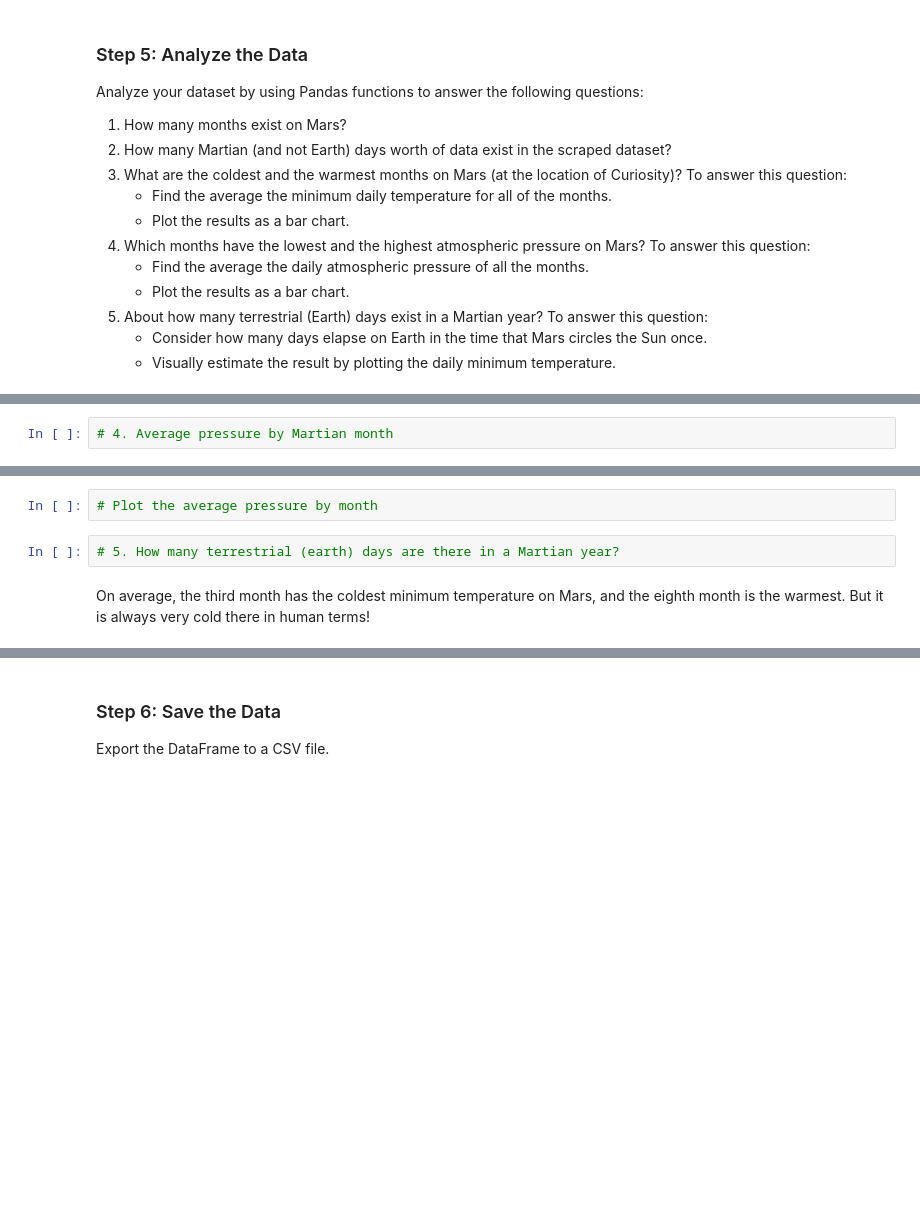
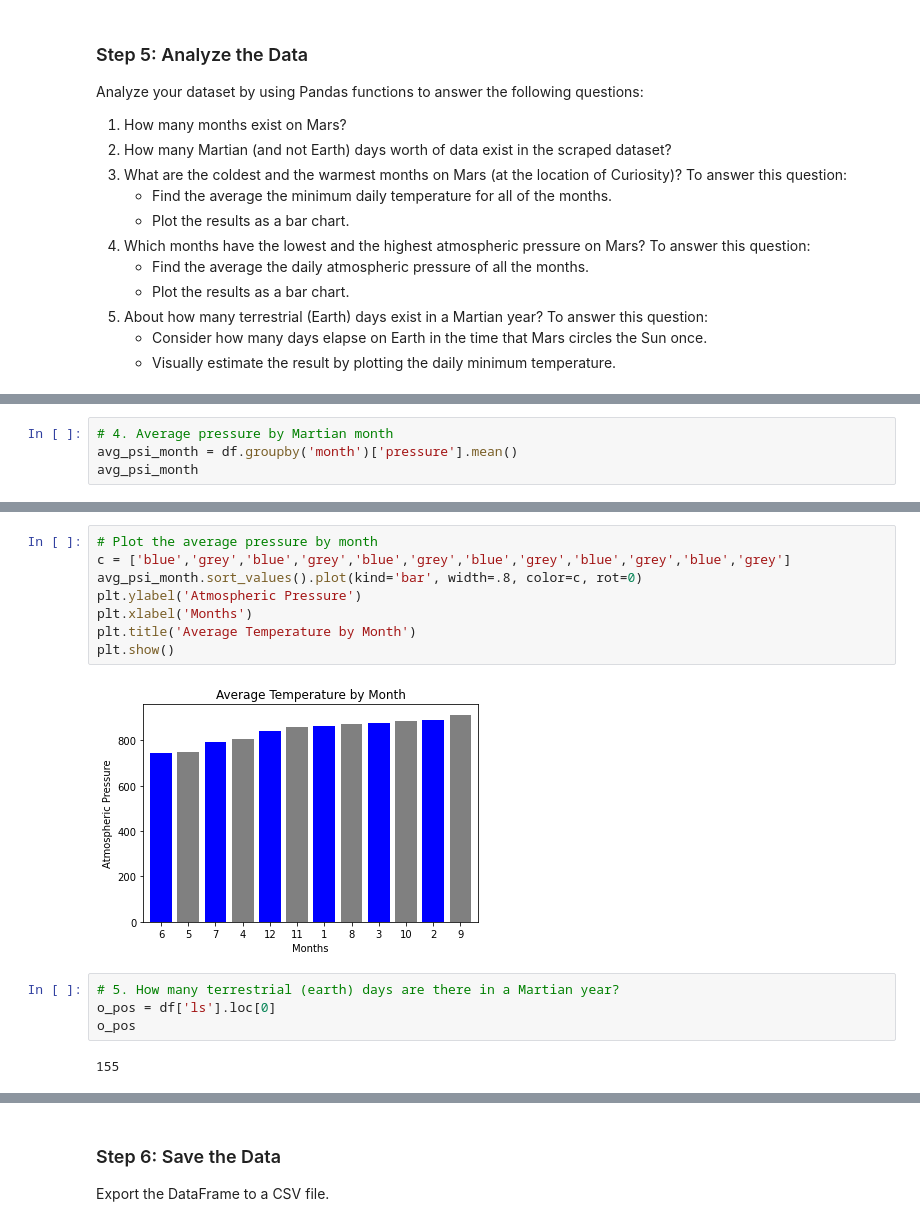
Before and after one commit to G6-2Flyy/Data_Sci_2022, a Jupyter notebook: 12-Web-Scraping-and-Document-Databases/Bell Webscraping /Bell_Part_2_mars_weather.ipynb, the cells around one changed output, grey strips where cells are left out. Saved outputs shown, nothing was run; the diff lists cells and outputs as text; blank space fills up the shorter version.

```diff
--- a/12-Web-Scraping-and-Document-Databases/Bell Webscraping /Bell_Part_2_mars_weather.ipynb
+++ b/12-Web-Scraping-and-Document-Databases/Bell Webscraping /Bell_Part_2_mars_weather.ipynb
@@ -220,2 +441,4 @@ Analyze your dataset by using Pandas functions to answer the following questions
 # %%
 # 4. Average pressure by Martian month
+avg_psi_month = df.groupby('month')['pressure'].mean()
+avg_psi_month
@@ -222,6 +460,16 @@ Analyze your dataset by using Pandas functions to answer the following questions
-# %%
-# Plot the average pressure by month
+# %%
+# Plot the average pressure by month
+c = ['blue','grey','blue','grey','blue','grey','blue','grey','blue','grey','blue','grey']
+avg_psi_month.sort_values().plot(kind='bar', width=.8, color=c, rot=0)
+plt.ylabel('Atmospheric Pressure')
+plt.xlabel('Months')
+plt.title('Average Temperature by Month')
+plt.show()
+# %% [output]
+[figure, added]
 # %%
 # 5. How many terrestrial (earth) days are there in a Martian year?
+o_pos = df['ls'].loc[0]
+o_pos
+# %% [output]
+155
-# %% [markdown]
-On average, the third month has the coldest minimum temperature on Mars, and the eighth month is the warmest. But it is always very cold there in human terms!
```
Also changed, not shown: parts of 34 cells of this notebook, 5 other files.
